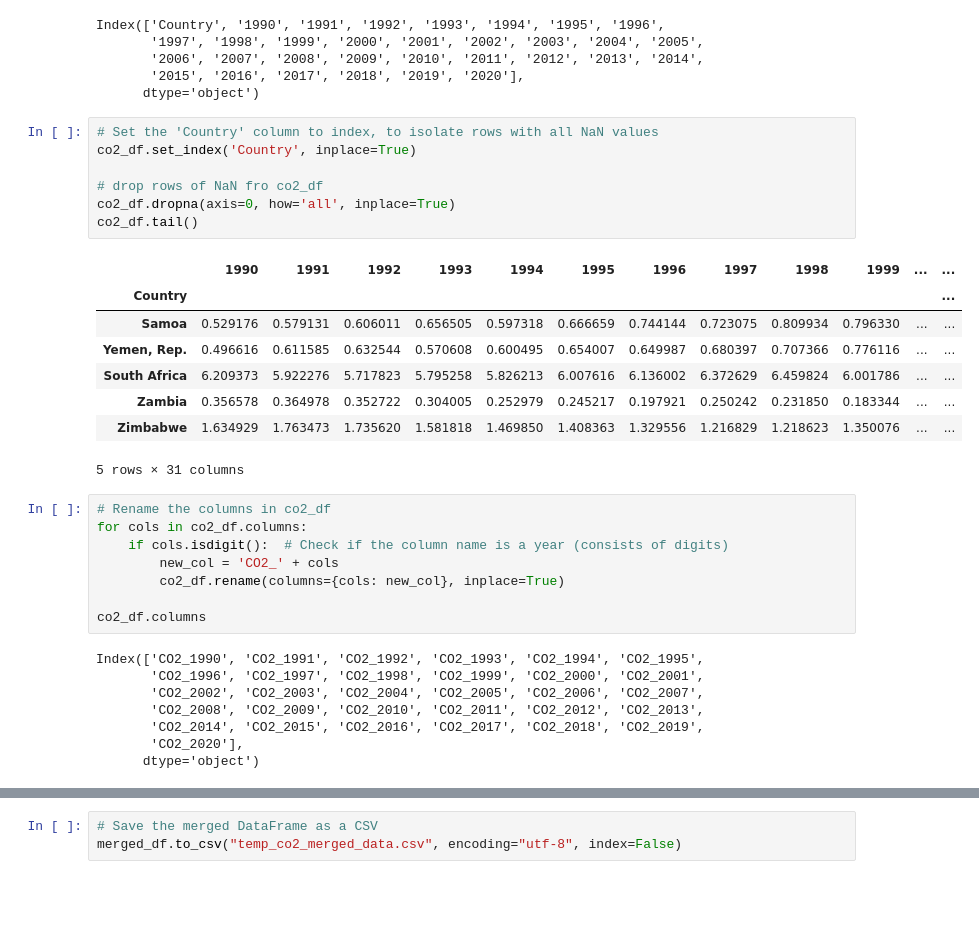
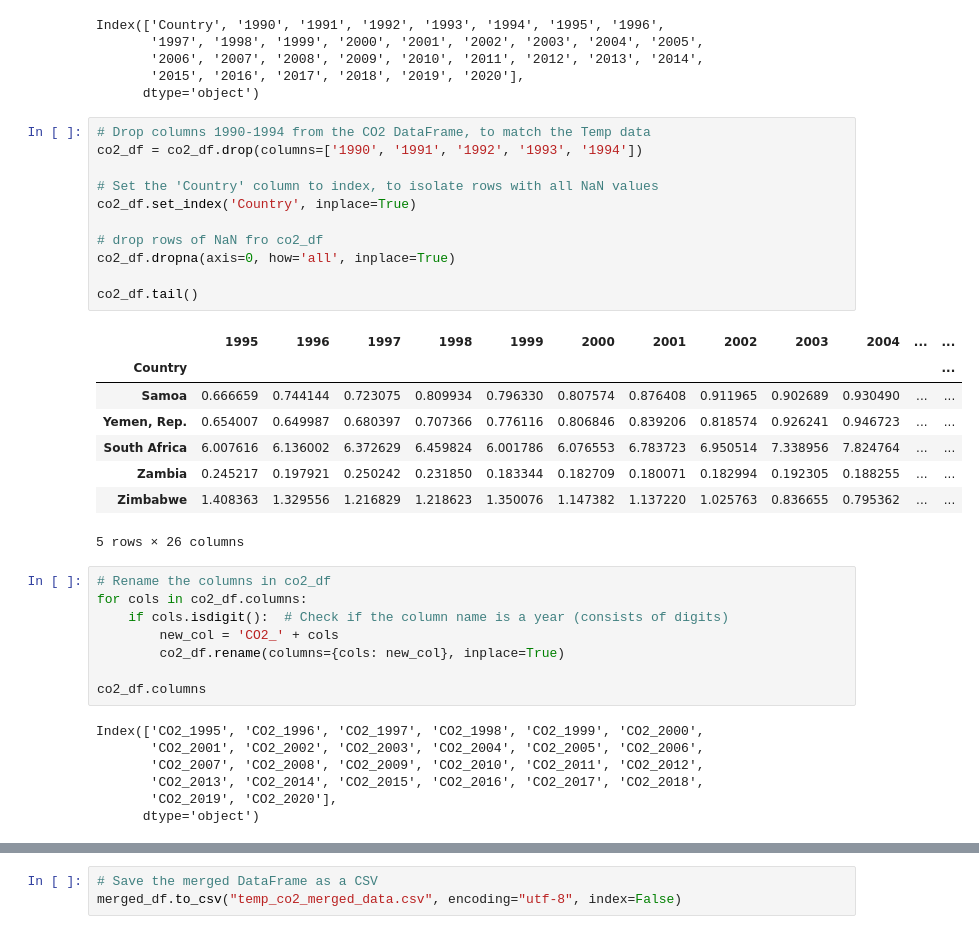
Before and after one commit to hsingh8015/project1, a Jupyter notebook: get_data.ipynb, the cells around one changed output, grey strips where cells are left out. Cells and saved outputs as stored; diff of their text form; blank space fills up the shorter version.

```diff
--- a/get_data.ipynb
+++ b/get_data.ipynb
@@ -130,21 +139,25 @@ Index(['Country', '1990', '1991', '1992', '1993', '1994', '1995', '1996',
        '2015', '2016', '2017', '2018', '2019', '2020'],
       dtype='object')
 # %%
+# Drop columns 1990-1994 from the CO2 DataFrame, to match the Temp data
+co2_df = co2_df.drop(columns=['1990', '1991', '1992', '1993', '1994'])
+
 # Set the 'Country' column to index, to isolate rows with all NaN values
 co2_df.set_index('Country', inplace=True)
 
 # drop rows of NaN fro co2_df
 co2_df.dropna(axis=0, how='all', inplace=True)
+
 co2_df.tail()
 # %% [output]
-|  | 1990 | 1991 | 1992 | 1993 | 1994 | 1995 | 1996 | 1997 | 1998 | 1999 | ... | ... |
+|  | 1995 | 1996 | 1997 | 1998 | 1999 | 2000 | 2001 | 2002 | 2003 | 2004 | ... | ... |
 | Country |  |  |  |  |  |  |  |  |  |  |  | ... |
-| Samoa | 0.529176 | 0.579131 | 0.606011 | 0.656505 | 0.597318 | 0.666659 | 0.744144 | 0.723075 | 0.809934 | 0.796330 | ... | ... |
-| Yemen, Rep. | 0.496616 | 0.611585 | 0.632544 | 0.570608 | 0.600495 | 0.654007 | 0.649987 | 0.680397 | 0.707366 | 0.776116 | ... | ... |
-| South Africa | 6.209373 | 5.922276 | 5.717823 | 5.795258 | 5.826213 | 6.007616 | 6.136002 | 6.372629 | 6.459824 | 6.001786 | ... | ... |
-| Zambia | 0.356578 | 0.364978 | 0.352722 | 0.304005 | 0.252979 | 0.245217 | 0.197921 | 0.250242 | 0.231850 | 0.183344 | ... | ... |
-| Zimbabwe | 1.634929 | 1.763473 | 1.735620 | 1.581818 | 1.469850 | 1.408363 | 1.329556 | 1.216829 | 1.218623 | 1.350076 | ... | ... |
+| Samoa | 0.666659 | 0.744144 | 0.723075 | 0.809934 | 0.796330 | 0.807574 | 0.876408 | 0.911965 | 0.902689 | 0.930490 | ... | ... |
+| Yemen, Rep. | 0.654007 | 0.649987 | 0.680397 | 0.707366 | 0.776116 | 0.806846 | 0.839206 | 0.818574 | 0.926241 | 0.946723 | ... | ... |
+| South Africa | 6.007616 | 6.136002 | 6.372629 | 6.459824 | 6.001786 | 6.076553 | 6.783723 | 6.950514 | 7.338956 | 7.824764 | ... | ... |
+| Zambia | 0.245217 | 0.197921 | 0.250242 | 0.231850 | 0.183344 | 0.182709 | 0.180071 | 0.182994 | 0.192305 | 0.188255 | ... | ... |
+| Zimbabwe | 1.408363 | 1.329556 | 1.216829 | 1.218623 | 1.350076 | 1.147382 | 1.137220 | 1.025763 | 0.836655 | 0.795362 | ... | ... |
-5 rows × 31 columns
+5 rows × 26 columns
 # %%
 # Rename the columns in co2_df
 for cols in co2_df.columns:
@@ -154,12 +167,11 @@ for cols in co2_df.columns:
 
 co2_df.columns
 # %% [output]
-Index(['CO2_1990', 'CO2_1991', 'CO2_1992', 'CO2_1993', 'CO2_1994', 'CO2_1995',
-       'CO2_1996', 'CO2_1997', 'CO2_1998', 'CO2_1999', 'CO2_2000', 'CO2_2001',
-       'CO2_2002', 'CO2_2003', 'CO2_2004', 'CO2_2005', 'CO2_2006', 'CO2_2007',
-       'CO2_2008', 'CO2_2009', 'CO2_2010', 'CO2_2011', 'CO2_2012', 'CO2_2013',
-       'CO2_2014', 'CO2_2015', 'CO2_2016', 'CO2_2017', 'CO2_2018', 'CO2_2019',
-       'CO2_2020'],
+Index(['CO2_1995', 'CO2_1996', 'CO2_1997', 'CO2_1998', 'CO2_1999', 'CO2_2000',
+       'CO2_2001', 'CO2_2002', 'CO2_2003', 'CO2_2004', 'CO2_2005', 'CO2_2006',
+       'CO2_2007', 'CO2_2008', 'CO2_2009', 'CO2_2010', 'CO2_2011', 'CO2_2012',
+       'CO2_2013', 'CO2_2014', 'CO2_2015', 'CO2_2016', 'CO2_2017', 'CO2_2018',
+       'CO2_2019', 'CO2_2020'],
       dtype='object')
 # %%
 # Drop columns ISO2 from temp_df
```
Also changed, not shown: parts of 6 cells of this notebook, 1 other file.
